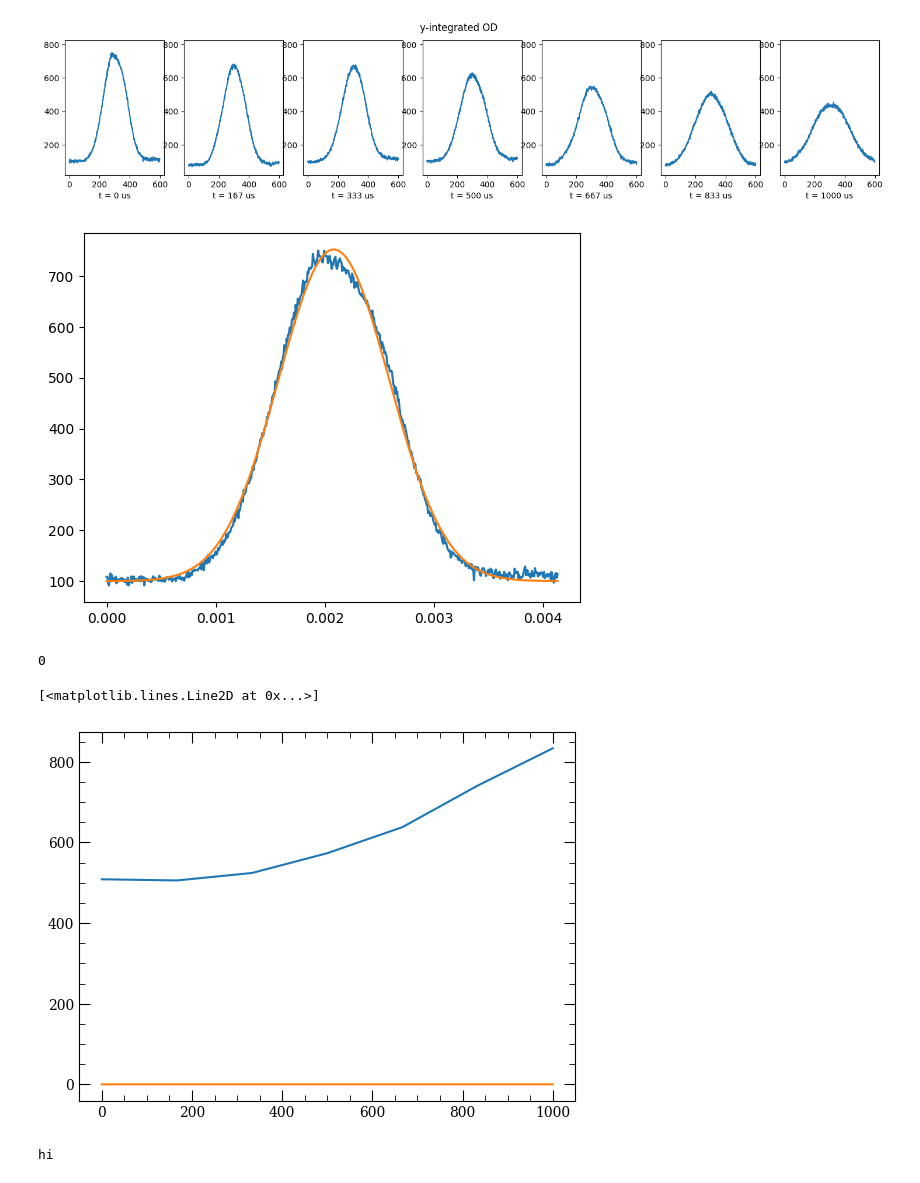
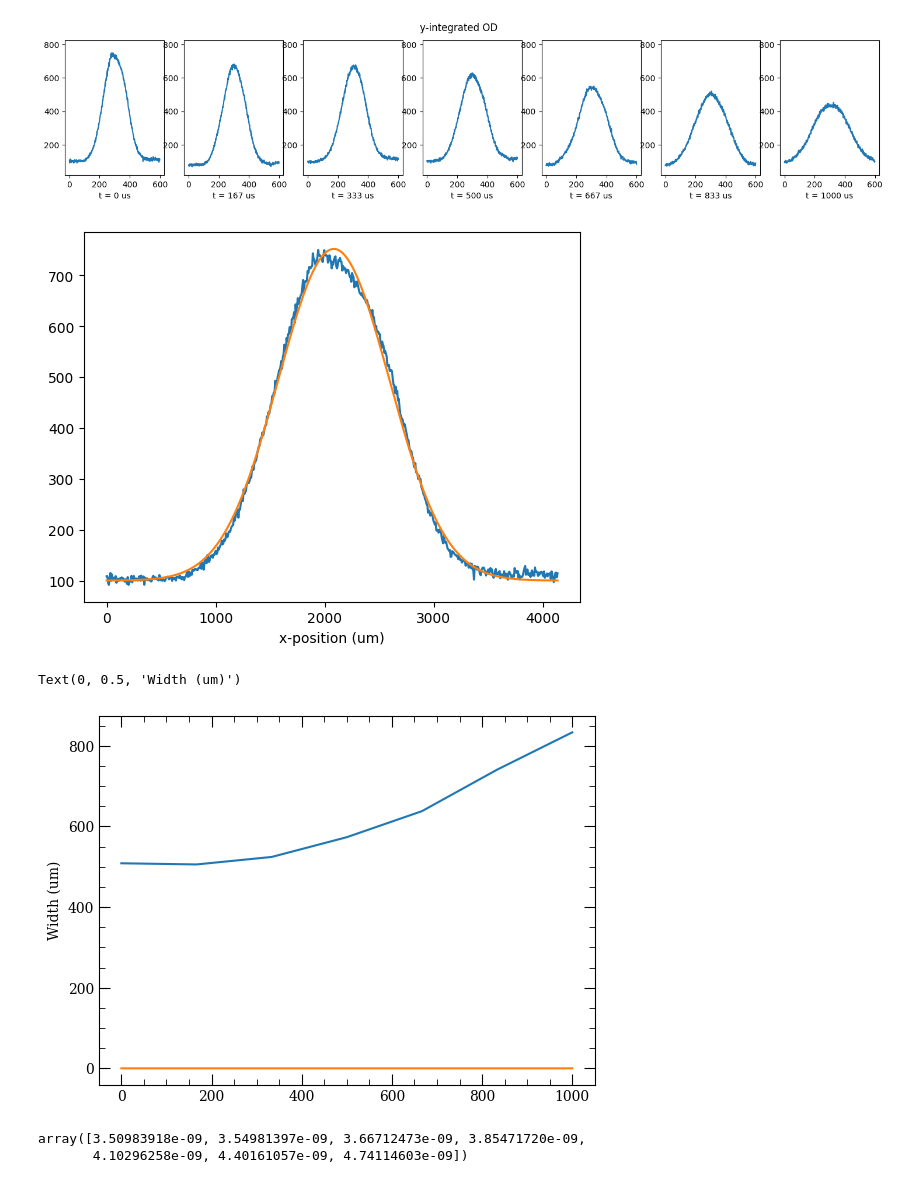
Before and after one commit to ucsb-amo/k-exp, a Jupyter notebook: kexp/analysis/preview/OD_viewer.ipynb, the cells around one changed output. Drawn from its saved outputs; the diff is of its cells as text; code cells hidden in the pictures.

```diff
--- a/kexp/analysis/preview/OD_viewer.ipynb
+++ b/kexp/analysis/preview/OD_viewer.ipynb
@@ -75,22 +75,20 @@ fits = cgcp.fit_gaussian_summedOD(summedODx)
 # %%
 idx = 0
 
 yfit = fits[idx].y_fitdata
 ydata = fits[idx].ydata
 xdata = fits[idx].xdata
 
 plt.figure()
-plt.plot(xdata,ydata)
-plt.plot(xdata,yfit)
+plt.plot(xdata*1.e6,ydata)
+plt.plot(xdata*1.e6,yfit)
+plt.xlabel("x-position (um)")
 plt.show()
 # %% [output]
-[figure, old version]
+[figure, new version]
 # %%
 widths = np.array([x.sigma for x in fits])
 t = np.array(data['t_tof_list_s'])
-np.argmin(t)
-# %% [output]
-0
 # %%
 from kexp.analysis.fitting.fit_gaussian_temperature import GaussianTemperatureFit
 fit_T = GaussianTemperatureFit(t, widths)
@@ -98,14 +96,12 @@ fit_T = GaussianTemperatureFit(t, widths)
 plt.figure()
 plt.plot(t * 1.e6, widths * 1.e6)
 plt.plot(t * 1.e6, fit_T.y_fitdata * 1.e6)
+plt.ylabel("Width (um)")
 # %% [output]
-[<matplotlib.lines.Line2D at 0x...>]
+Text(0, 0.5, 'Width (um)')
-[figure, old version]
+[figure, new version]
-# %%
-a = [2,3,5]
-if a:
-    print("hi")
-else:
-    print("no")
-# %% [output]
-hi
+# %%
+fit_T.y_fitdata
+# %% [output]
+array([3.50983918e-09, 3.54981397e-09, 3.66712473e-09, 3.85471720e-09,
+       4.10296258e-09, 4.40161057e-09, 4.74114603e-09])
```
